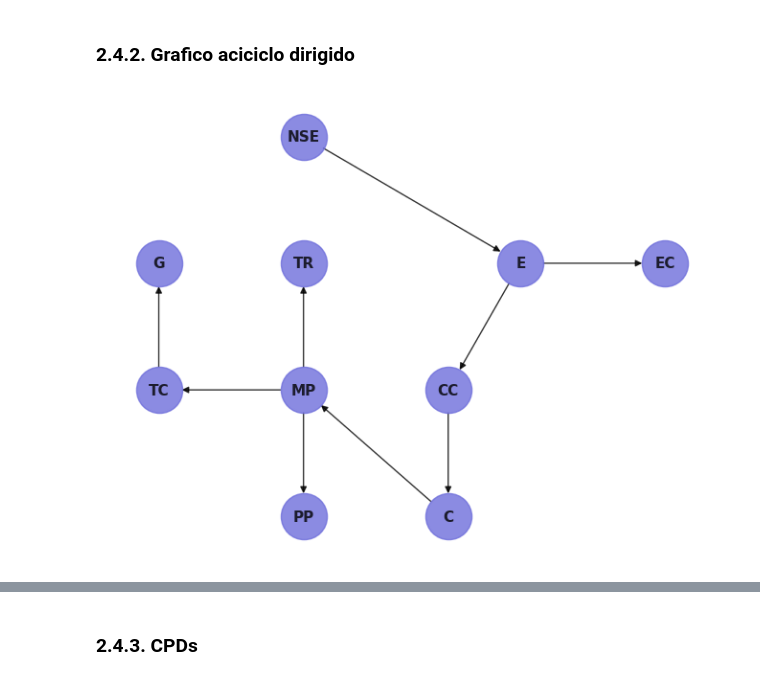
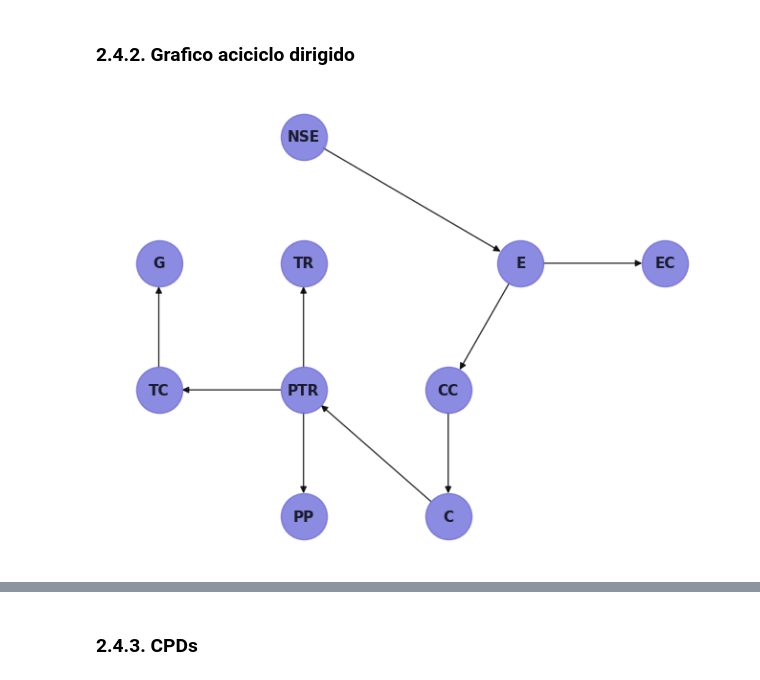
Before and after one commit to maribcs/mgp-bayesian-network-retail, a Jupyter notebook: bayesian_network_retail.ipynb, the cells around one changed output, grey strips where cells are left out. Drawn from its saved outputs; the diff is of its cells as text; code cells hidden in the pictures.

```diff
--- a/bayesian_network_retail.ipynb
+++ b/bayesian_network_retail.ipynb
@@ -29,16 +29,16 @@ df_modelo = df[['NSE','Rango_edad','Genero','estado_marital','flag_tienetarjeta'
 # Renombrar columnas
 
 # 1. NSE: Nivel socioeconómico
-# 2. E: Edad
+# 2. E: Rango de edad
 # 3. G: Género
 # 4. EC: Estado civil
-# 5. TR: Tiene o no tarjeta del retail
+# 5. TR: Tiene tarjeta del retail
 # 6. TC: Tipo de cliente
-# 7. MP: Método de pago
-# 8. PP: Producto en promoción o no
-# 9. CC: Canal de compra tienda / web
-# 10. C: Compra
+# 7. PTR: Usa tarjeta del retail
+# 8. PP: Producto en promoción
+# 9. CC: Canal de compra
+# 10. C: Rango de compra
 
-df_modelo = df_modelo.rename(columns = {'Rango_edad':'E','Genero':'G','estado_marital':'EC','flag_tienetarjeta':'TR','flag_nuevo':'TC','flag_metodopago':'MP','flag_tienepromocion':'PP','fl_fcom':'CC','rango_gasto':'C'})
-df_modelo.head()
+df_model = df_model.rename(columns = {'Rango_edad':'E','Genero':'G','estado_marital':'EC','flag_tienetarjeta':'TR','flag_nuevo':'TC','flag_metodopago':'PTR','flag_tienepromocion':'PP','fl_fcom':'CC','rango_gasto':'C'})
+df_model.head()
 # %% [output]
@@ -49,14 +49,15 @@ df_modelo.head()
 | 3 | C | 36-45 AÑOS | M | C | 0 | 0 | 0 | 0 | 0 | gasto bajo |
 | 4 | B | 36-45 AÑOS | F | S | 1 | 0 | 0 | 0 | 0 | gasto alto |
 # %%
+# Estandarizar valores
 # NSE
-df_modelo['NSE'] = df_modelo['NSE'].replace({'A':0,'B':1,'C':2,'D':3,'E':4})
-# Edad
-df_modelo['E'] = df_modelo['E'].replace({'16-25 AÑOS':0,'26-35 AÑOS':1,'36-45 AÑOS':2,'46-55 AÑOS':3,'56 A MÁS':4})
-# Genero
-df_modelo['G'] = df_modelo['G'].replace({'M':0,'F':1})
+df_model['NSE'] = df_model['NSE'].replace({'A':0,'B':1,'C':2,'D':3,'E':4})
+# Rango de edad
+df_model['E'] = df_model['E'].replace({'16-25 AÑOS':0,'26-35 AÑOS':1,'36-45 AÑOS':2,'46-55 AÑOS':3,'56 A MÁS':4})
+# Género
+df_model['G'] = df_model['G'].replace({'M':0,'F':1})
 # Estado civil
-df_modelo['EC'] = df_modelo['EC'].replace({'S':0,'C':1})
-# Monto compra
-df_modelo['C'] = df_modelo['C'].replace({'gasto bajo':0,'gasto medio':1,'gasto alto':2})
+df_model['EC'] = df_model['EC'].replace({'S':0,'C':1})
+# Rango compra
+df_model['C'] = df_model['C'].replace({'gasto bajo':0,'gasto medio':1,'gasto alto':2})
 # %% [markdown]
@@ -98,7 +99,7 @@ import numpy as np
 # %% [markdown]
 ## 2.1. Definición de nodos
 # %%
-model = BayesianNetwork([('NSE', 'TR'), ('TR', 'MP'), ('MP', 'PP'), ('CC', 'PP'),('PP', 'C'),('CC', 'C'),('E', 'TC'),('G', 'TC'),('EC', 'TC'),('TC', 'C')])
+model = BayesianNetwork([('NSE', 'TR'), ('TR', 'PTR'), ('PTR', 'PP'), ('CC', 'PP'),('PP', 'C'),('CC', 'C'),('E', 'TC'),('G', 'TC'),('EC', 'TC'),('TC', 'C')])
 # %% [markdown]
 ## 2.2. DAG del modelo
 # %%
@@ -561,5 +562,5 @@ print(cpd_c)
 # %%
-model.fit(df_modelo, estimator=BayesianEstimator, prior_type='BDeu')
+model.fit(df_model, estimator=BayesianEstimator, prior_type='BDeu')
 # %%
 for cpd in model.get_cpds():
     print(cpd)
@@ -651,10 +587,11 @@ pd.DataFrame(joint_probability)
 # %% [markdown]
 ### 2.4.2. Grafico aciciclo dirigido
 # %%
-ts = TreeSearch(df_modelo, root_node='NSE')
+# NSE
+ts = TreeSearch(df_model, root_node='NSE')
 dag = ts.estimate(estimator_type='chow-liu')
-pos = {'NSE': (1, 1), 'TR': (1, 0), 'MP': (1, -1), 'PP': (1, -2), 'CC': (2, -1), 'E': (2.5, 0),'G': (0, 0),'EC': (3.5, 0),'TC': (0, -1),'C': (2, -2)}
+pos = {'NSE': (1, 1), 'TR': (1, 0), 'PTR': (1, -1), 'PP': (1, -2), 'CC': (2, -1), 'E': (2.5, 0),'G': (0, 0),'EC': (3.5, 0),'TC': (0, -1),'C': (2, -2)}
 nx.draw(dag, pos=pos, with_labels=True, node_size=1200, node_color='#6e6edb', font_size=11, font_weight='bold', alpha=0.8)
 plt.show()
 # %% [output]
-[figure, old version]
+[figure, new version]
```
Also changed, not shown: parts of 64 cells of this notebook, 1 other file.
